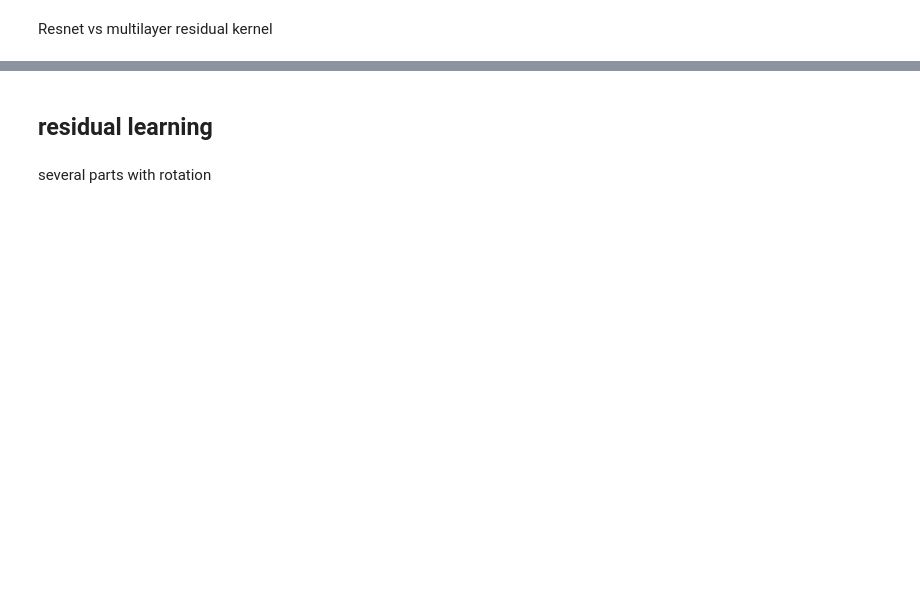
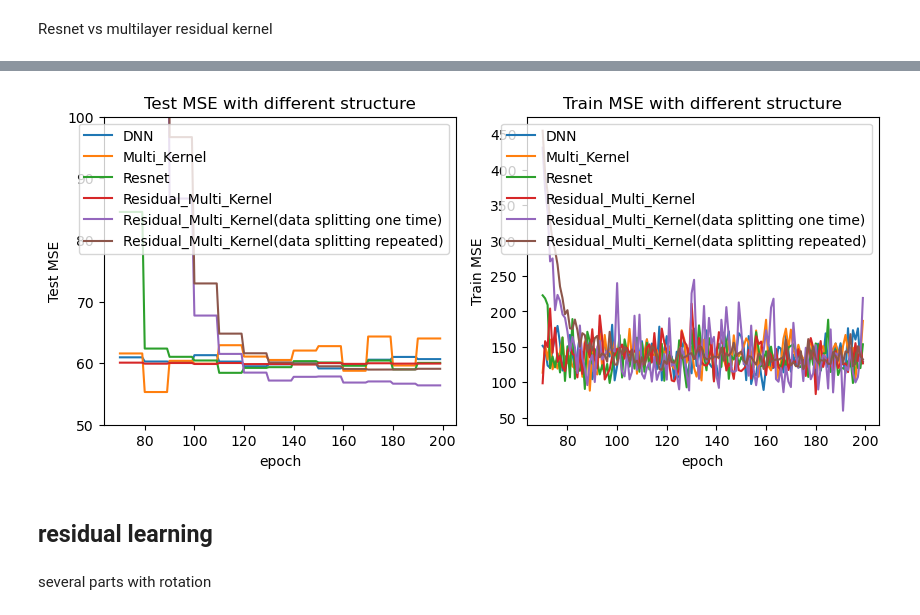
Before and after one commit to ZZZhyEva/Multi-layer-Kernel-Machine, a Jupyter notebook: Experiment-Random Feature Residual Learning.ipynb, the cells around one changed output, grey strips where cells are left out. Saved outputs shown, nothing was run; the diff lists cells and outputs as text; code cells hidden in the pictures; blank space fills up the shorter version.

```diff
--- a/Experiment-Random Feature Residual Learning.ipynb
+++ b/Experiment-Random Feature Residual Learning.ipynb
@@ -306,10 +296,6 @@ class RandomFourierFeature:
         Kernel to use; 'G', 'L', or 'C'
     gamma : float
         pdf parameter
-    References
-    ----------
-    ..  [1] A. Rahimi, B. Recht, "Random Features for Large-Scale Kernel
-        Machines"
     """
 
     def __init__(self, d, D, W=None, b=None, kernel='G', gamma=1):
@@ -356,7 +342,7 @@ class RandomFourierFeature:
         x : np.array (shape=(n,D))
             Feature space transformation of x
         """
-
+        x=pd.DataFrame(x)
         result=np.array([
             np.sqrt(2 / self.D) * np.cos(np.dot(self.W, x.iloc[i]) + self.b) for i in range(len(x))]
             )
@@ -721,3 +1147,32 @@ plt.show()
+# %%
+a=np.linspace(70,199,130)
+epochset = [int(item) for item in a]
+fig, ax = plt.subplots(1, 2, figsize=(10, 4))
+ax[0].plot(epochset,dnn_testloss[70:])
+ax[0].plot(epochset,kernelnn_testloss[70:])
+ax[0].plot(epochset,res_testloss[70:])
+ax[0].plot(epochset,reskernel_testloss[70:])
+ax[0].plot(epochset,onesplreskernel_testloss[70:])
+ax[0].plot(epochset,splreskernel_testloss[70:])
+ax[0].legend(["DNN","Multi_Kernel","Resnet","Residual_Multi_Kernel","Residual_Multi_Kernel(data splitting one time)","Residual_Multi_Kernel(data splitting repeated)"])
+ax[0].set_ylim([50,100])
+ax[0].set_xlabel("epoch")
+ax[0].set_ylabel("Test MSE")
+ax[0].set_title("Test MSE with different structure")
+
+ax[1].plot(epochset,dnn_trainloss[70:])
+ax[1].plot(epochset,kernelnn_trainloss[70:])
+ax[1].plot(epochset,res_trainloss[70:])
+ax[1].plot(epochset,reskernel_trainloss[70:])
+ax[1].plot(epochset,onesplreskernel_trainloss[70:])
+ax[1].plot(epochset,splreskernel_trainloss[70:])
+ax[1].legend(["DNN","Multi_Kernel","Resnet","Residual_Multi_Kernel","Residual_Multi_Kernel(data splitting one time)","Residual_Multi_Kernel(data splitting repeated)"])
+ax[1].set_xlabel("epoch")
+ax[1].set_ylabel("Train MSE")
+ax[1].set_title("Train MSE with different structure")
+plt.show()
+# %% [output]
+[figure, added]
 # %% [markdown]
 ## residual learning
 # %% [markdown]
```
Also changed, not shown: parts of 20 cells of this notebook.
